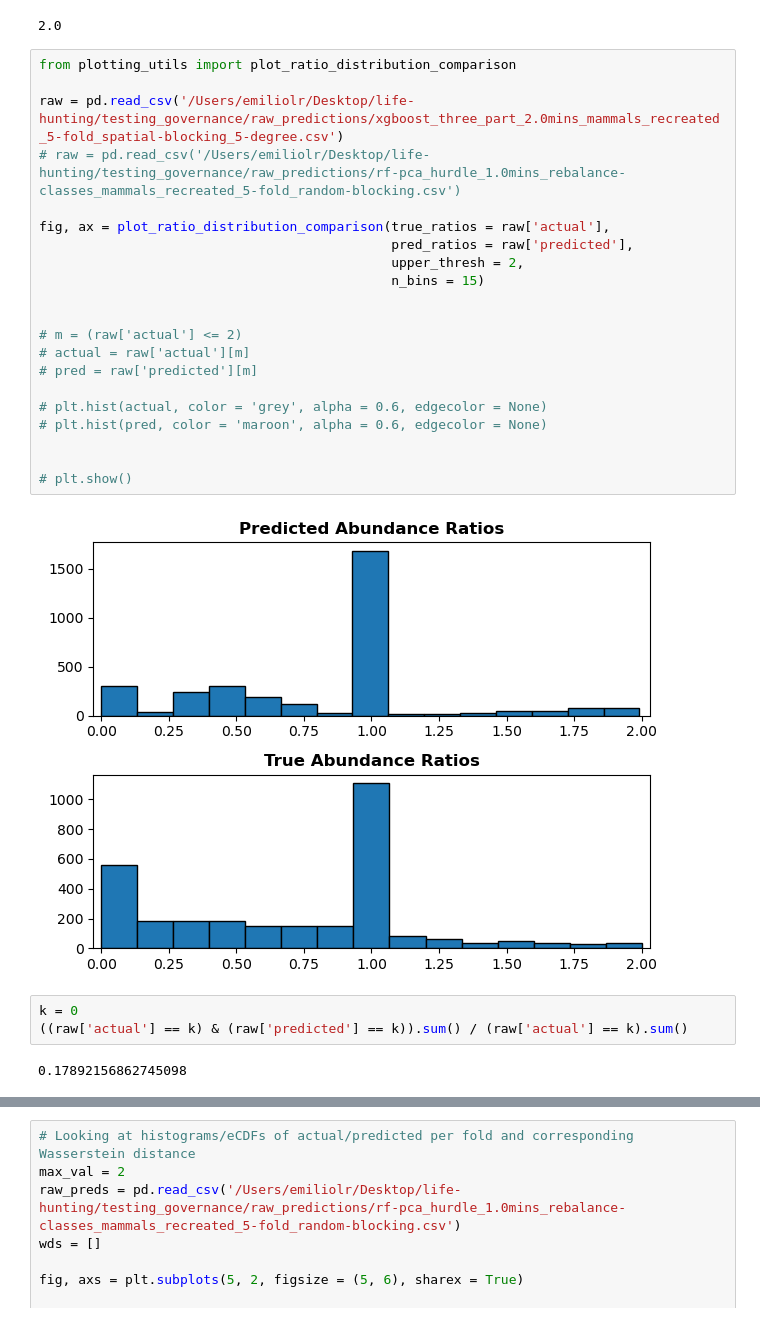
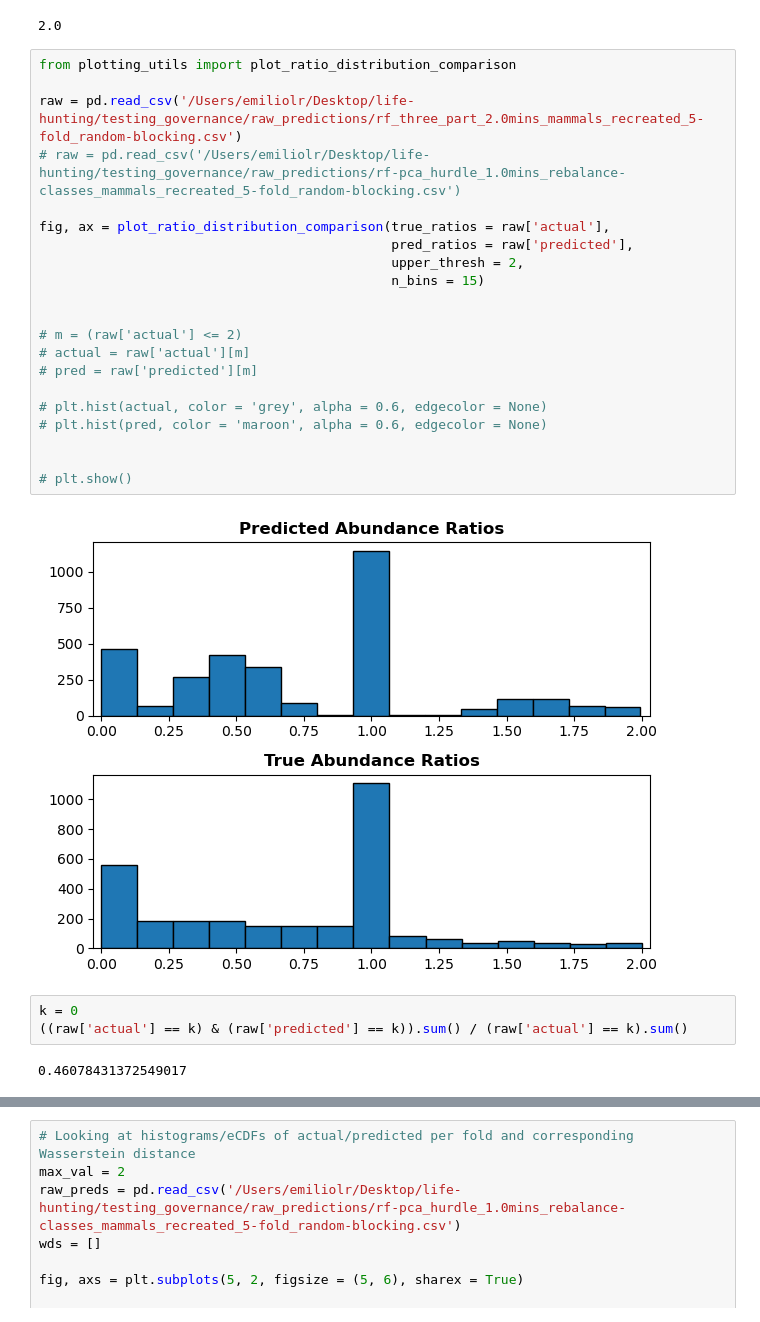
Before and after one commit to emiliolr/life-hunting, a Jupyter notebook: notebooks/scratch.ipynb, the cells around one changed output, grey strips where cells are left out. Drawn from its saved outputs; the diff is of its cells as text.

```diff
--- a/notebooks/scratch.ipynb
+++ b/notebooks/scratch.ipynb
@@ -275,31 +275,31 @@ np.median(lens)
 # %%
 from plotting_utils import plot_ratio_distribution_comparison
 
-raw = pd.read_csv('/Users/emiliolr/Desktop/life-hunting/testing_governance/raw_predictions/xgboost_three_part_2.0mins_mammals_recreated_5-fold_spatial-blocking_5-degree.csv')
+raw = pd.read_csv('/Users/emiliolr/Desktop/life-hunting/testing_governance/raw_predictions/rf_three_part_2.0mins_mammals_recreated_5-fold_random-blocking.csv')
 # raw = pd.read_csv('/Users/emiliolr/Desktop/life-hunting/testing_governance/raw_predictions/rf-pca_hurdle_1.0mins_rebalance-classes_mammals_recreated_5-fold_random-blocking.csv')
 
 fig, ax = plot_ratio_distribution_comparison(true_ratios = raw['actual'],
                                              pred_ratios = raw['predicted'],
                                              upper_thresh = 2,
                                              n_bins = 15)
 
 
 # m = (raw['actual'] <= 2)
 # actual = raw['actual'][m]
 # pred = raw['predicted'][m]
 
 # plt.hist(actual, color = 'grey', alpha = 0.6, edgecolor = None)
 # plt.hist(pred, color = 'maroon', alpha = 0.6, edgecolor = None)
 
 
 # plt.show()
 # %% [output]
-[figure, old version]
+[figure, new version]
 # %%
 k = 0
 ((raw['actual'] == k) & (raw['predicted'] == k)).sum() / (raw['actual'] == k).sum()
 # %% [output]
-0.17892156862745098
+0.46078431372549017
 # %%
 from sklearn.metrics import ConfusionMatrixDisplay, confusion_matrix
 
```
Also changed, not shown: parts of 8 cells of this notebook, 4 other files.
